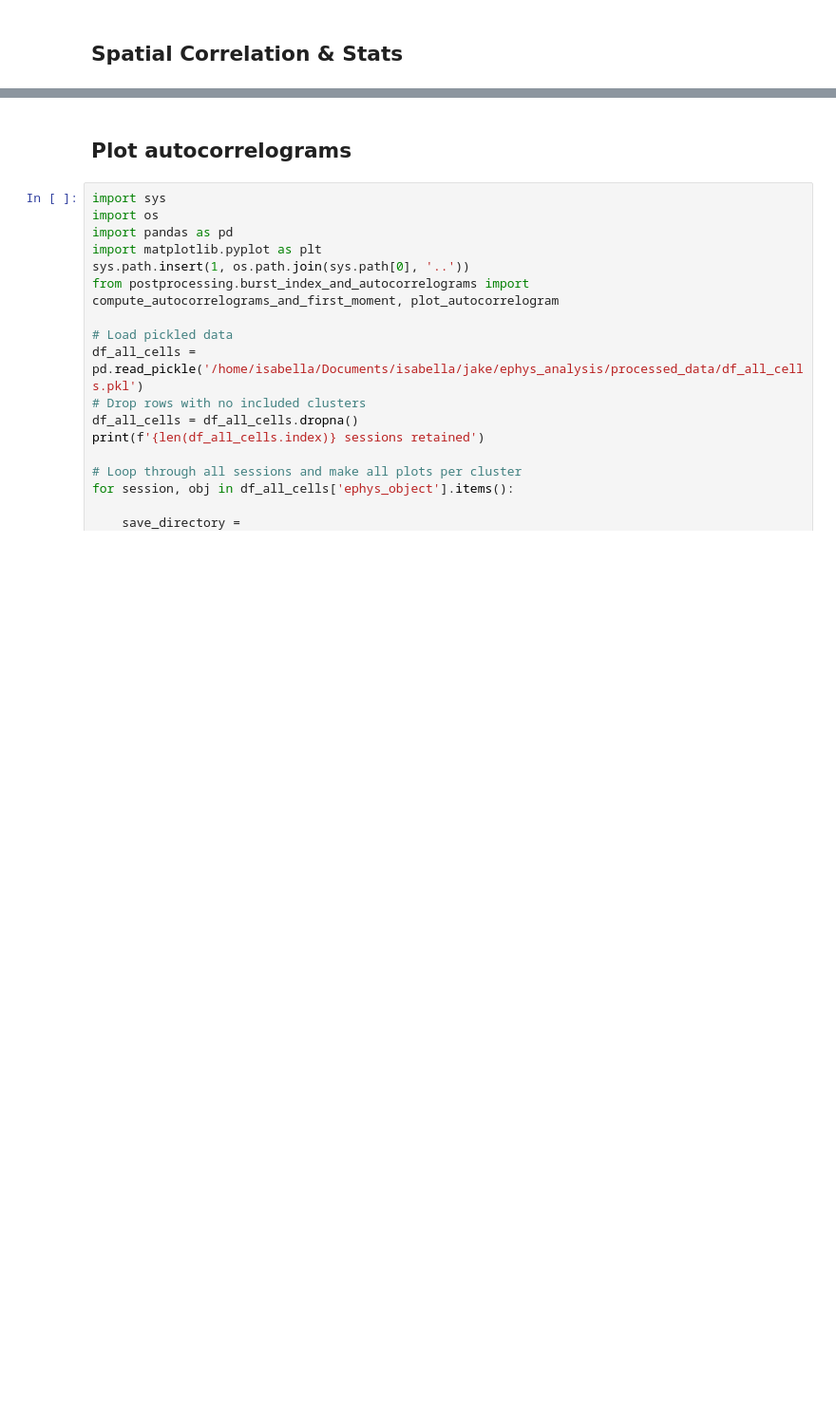
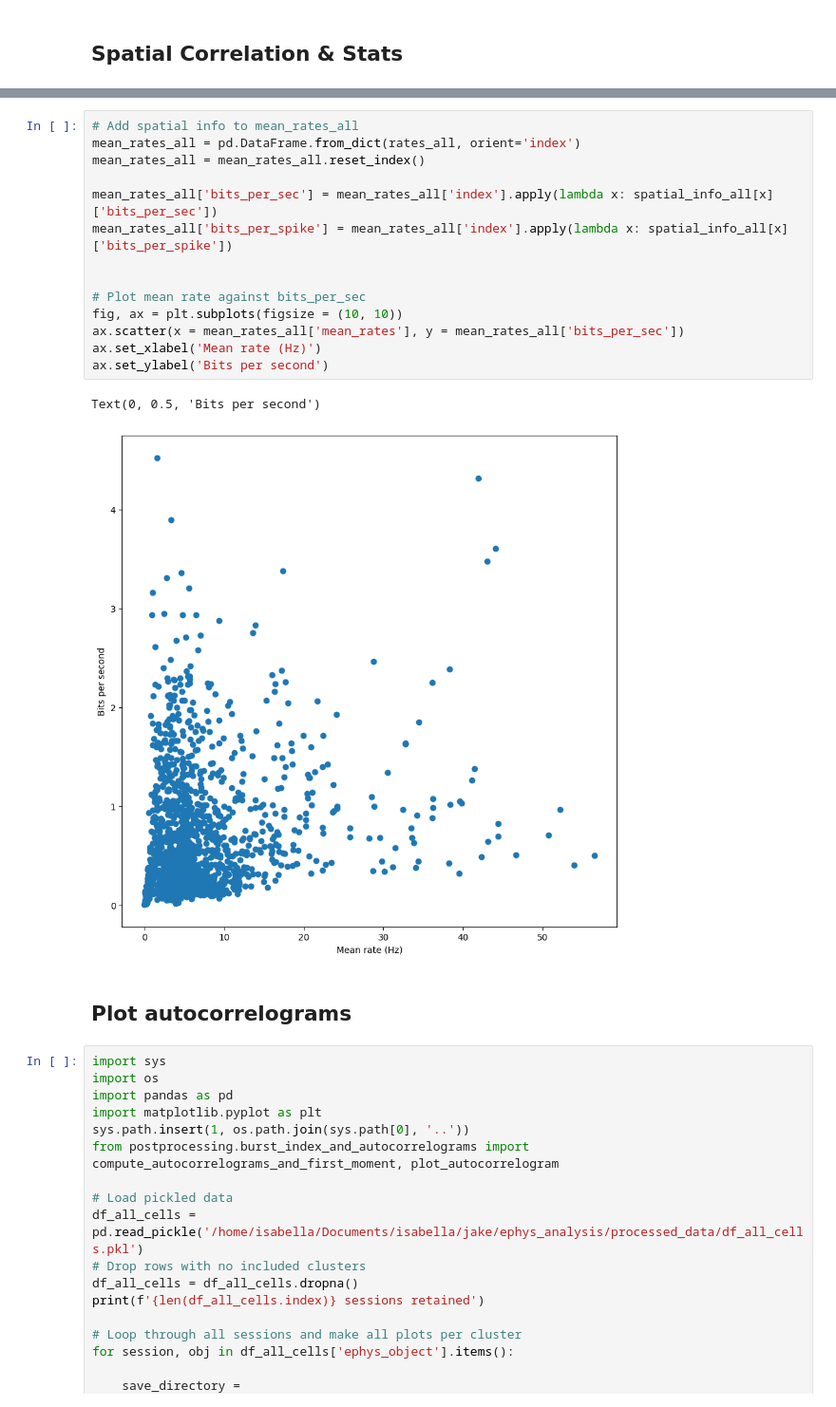
Before and after one commit to jakeswann1/SpElT, a Jupyter notebook: analysis/All Pyramidal Cells Analysis.ipynb, the cells around one changed output, grey strips where cells are left out. Shown at 95% size. Cells and saved outputs as stored; diff of their text form; blank space fills up the shorter version.

```diff
--- a/analysis/All Pyramidal Cells Analysis.ipynb
+++ b/analysis/All Pyramidal Cells Analysis.ipynb
@@ -498,3 +584,20 @@ spatial_correlations[spatial_correlations['age_bin'] == '22-26']['spatial_correl
+# %%
+# Add spatial info to mean_rates_all
+mean_rates_all = pd.DataFrame.from_dict(rates_all, orient='index')
+mean_rates_all = mean_rates_all.reset_index()
+
+mean_rates_all['bits_per_sec'] = mean_rates_all['index'].apply(lambda x: spatial_info_all[x]['bits_per_sec'])
+mean_rates_all['bits_per_spike'] = mean_rates_all['index'].apply(lambda x: spatial_info_all[x]['bits_per_spike'])
+
+
+# Plot mean rate against bits_per_sec
+fig, ax = plt.subplots(figsize = (10, 10))
+ax.scatter(x = mean_rates_all['mean_rates'], y = mean_rates_all['bits_per_sec'])
+ax.set_xlabel('Mean rate (Hz)')
+ax.set_ylabel('Bits per second')
+# %% [output]
+Text(0, 0.5, 'Bits per second')
+[figure, added]
 # %% [markdown]
 ## Plot autocorrelograms
 # %%
```
Also changed, not shown: parts of 7 cells of this notebook.
